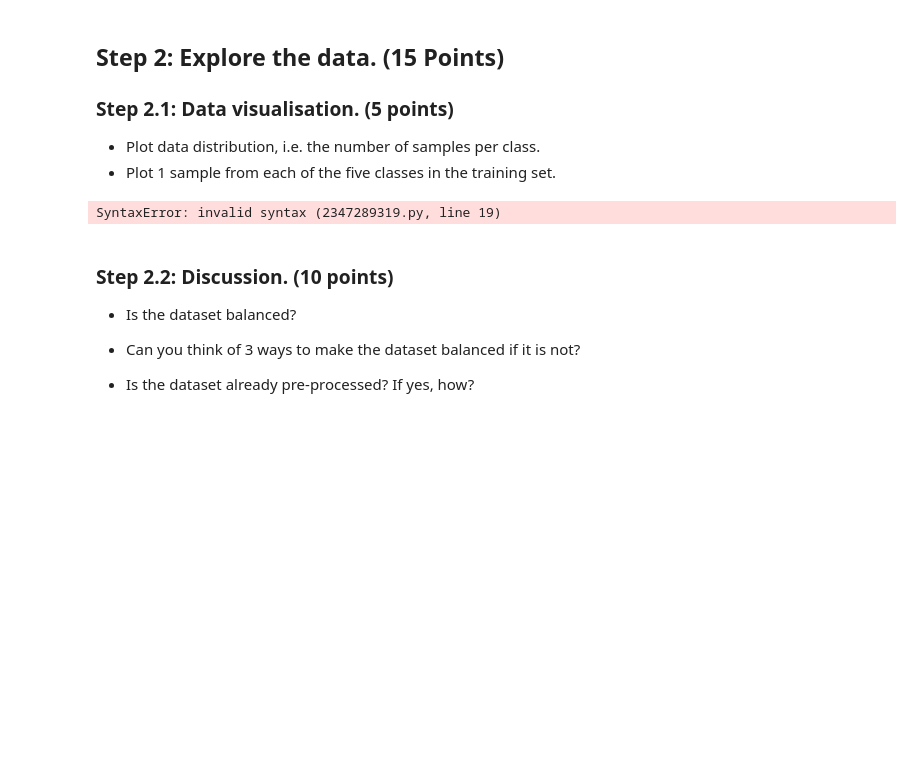
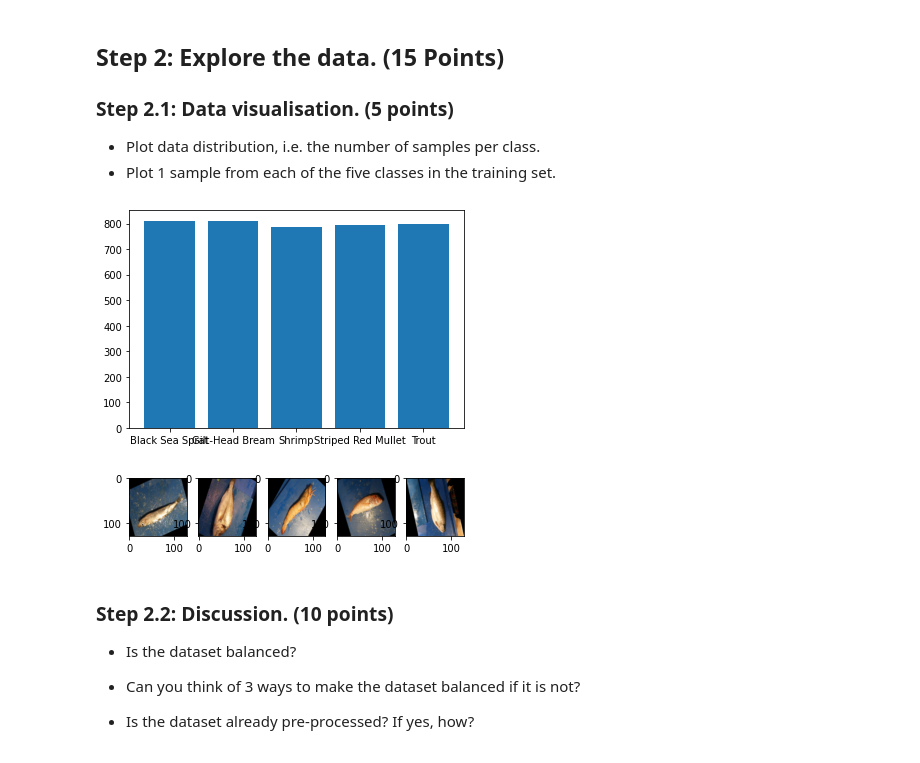
Before and after one commit to NaraS91/Computer_Vision_2022, a Jupyter notebook: coursework_02/coursework_02.ipynb, the cells around one changed output. Drawn from its saved outputs; the diff is of its cells as text; code cells hidden in the pictures; blank space fills up the shorter version.

```diff
--- a/coursework_02/coursework_02.ipynb
+++ b/coursework_02/coursework_02.ipynb
@@ -74,7 +74,7 @@ Multiclass_labels_correspondances = {
 def split_train_test(lendata, percentage=0.8):
     #### ADD YOUR CODE HERE ####
 
-    shuffeled_indices = np.arange(LENDATA)
+    shuffeled_indices = np.arange(lendata)
     np.random.shuffle(shuffeled_indices)
     return shuffeled_indices[:int(lendata * percentage)], shuffeled_indices[int(lendata * percentage):]
 
@@ -105,7 +105,11 @@ class FishDataset(Dataset):
             'train': list(),
         }
 
-        self.index_mapping = [('test', 0)] * (len(idxs_test) + len(idxs_train))
+        ts = [transforms.Resize((img_size, img_size)), transforms.ToTensor()]
+        if not transform_extra == None:
+            ts.append(transform_extra)
+
+        transform = transforms.Compose(ts)
 
         i = 0
         for species, label in Multiclass_labels_correspondances.items():
@@ -113,10 +117,8 @@ class FishDataset(Dataset):
             for file in glob.glob(path + '/*.png'):
                 image = Image.open(file)
                 if i in idxs_test:
-                    self.index_mapping[i] = ('test', len(self.dataset['test']))
                     self.dataset['test'].append((image.copy(), label))
                 else:
-                    self.index_mapping[i] = ('train', len(self.dataset['train']))
                     self.dataset['train'].append((image.copy(), label))
                 image.close()
                 i += 1
@@ -124,7 +126,7 @@ class FishDataset(Dataset):
         # Resize all images to a standard size
         #### ADD YOUR CODE HERE ####
         for purpose, images in self.dataset.items():
-            self.dataset[purpose] = [(image.resize((img_size, img_size)), label) for (image, label) in images]
+            self.dataset[purpose] = [(transform(image).to(torch.device("cuda")), label) for (image, label) in images]
 
         # Extract the images and labels with the specified file indexes
         #### ADD YOUR CODE HERE ####
@@ -139,8 +141,7 @@ class FishDataset(Dataset):
         # Get an item using its index
         # Return the image and its label
         #### ADD YOUR CODE HERE ####
-        (purpose, index) = self.index_mapping[idx]
-        return self.dataset[purpose][index]
+        return self.dataset[self.purpose][idx]
 # %% [markdown]
 ## Step 2: Explore the data. (15 Points)
 
@@ -151,26 +152,27 @@ class FishDataset(Dataset):
 # %%
 # Training set
 img_path = './archive/Fish_Dataset/Fish_Dataset'
-dataset  = FishDataset(img_path, idxs_train, idxs_test, None, img_size=128, train=True)
+train_dataset  = FishDataset(img_path, idxs_train, idxs_test, None, img_size=128, train=True)
 
 # Plot the number of samples per class
 #### ADD YOUR CODE HERE ####
 class_image = [0] * len(Multiclass_labels_correspondances)
 label_count = [0] * len(Multiclass_labels_correspondances)
-for image, label in dataset:
+for image, label in train_dataset:
   label_count[label] += 1
   class_image[label] = image
 
 plt.bar(Multiclass_labels_correspondances.keys(), label_count)
 plt.show()
 # Plot 1 sample from each of the five classes in the training set
 #### ADD YOUR CODE HERE ####
 fig, axs = plt.subplots(1, len(Multiclass_labels_correspondances))
 for i, image in enumerate(class_image):
-  axs[i].imshow(image)
+  axs[i].imshow(np.transpose(image.detach().cpu().numpy(), (1, 2, 0)))
 plt.show()
 # %% [output]
-SyntaxError: invalid syntax (2347289319.py, line 19)
+[figure, added]
+[figure, added]
 # %% [markdown]
 ### Step 2.2: Discussion. (10 points)
 
```
Also changed, not shown: parts of 10 cells of this notebook.
